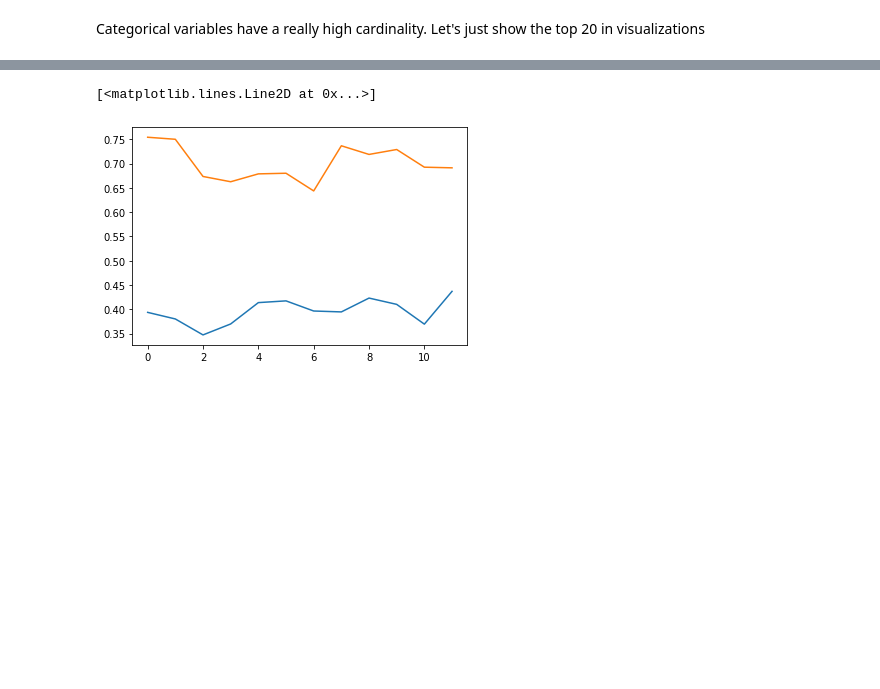
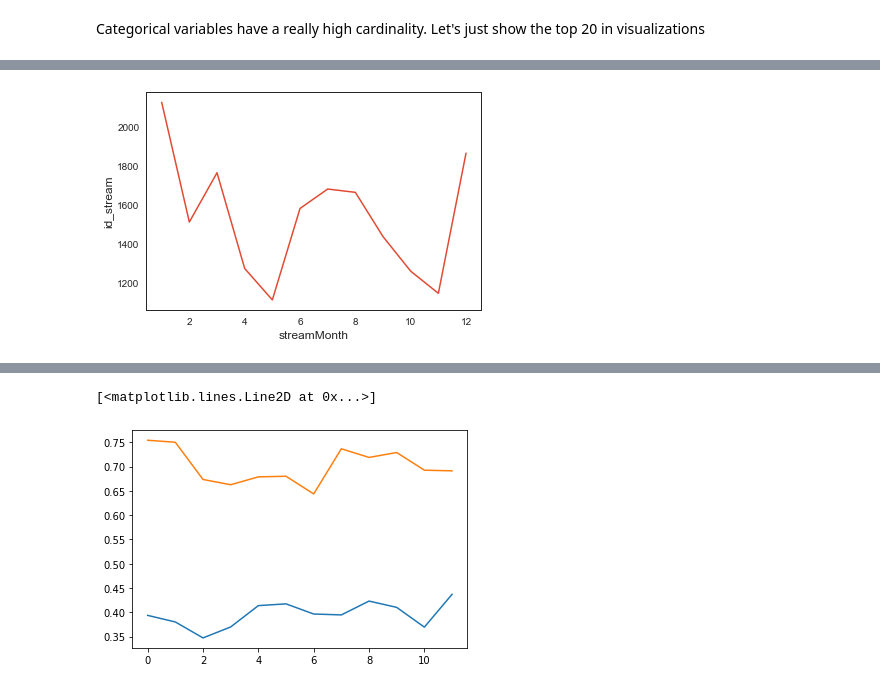
Before and after one commit to francisco-alier/spotify-data-extractor, a Jupyter notebook: 01_Streaming_History_Analysis.ipynb, the cells around one changed output, grey strips where cells are left out. Cells and saved outputs as stored; diff of their text form; code cells hidden in the pictures; blank space fills up the shorter version.

```diff
--- a/01_Streaming_History_Analysis.ipynb
+++ b/01_Streaming_History_Analysis.ipynb
@@ -315 +337,8 @@ Categorical variables have a really high cardinality. Let's just show the top 20
+# %%
+# Stream by month
+plot = df_clean.groupby('streamMonth')['id_stream'].count().reset_index(drop = False)
+
+ax = sns.lineplot(data = plot, x = 'streamMonth', y = 'id_stream')
+# %% [output]
+[figure, added]
 # %%
```
Also changed, not shown: parts of 21 cells of this notebook.
